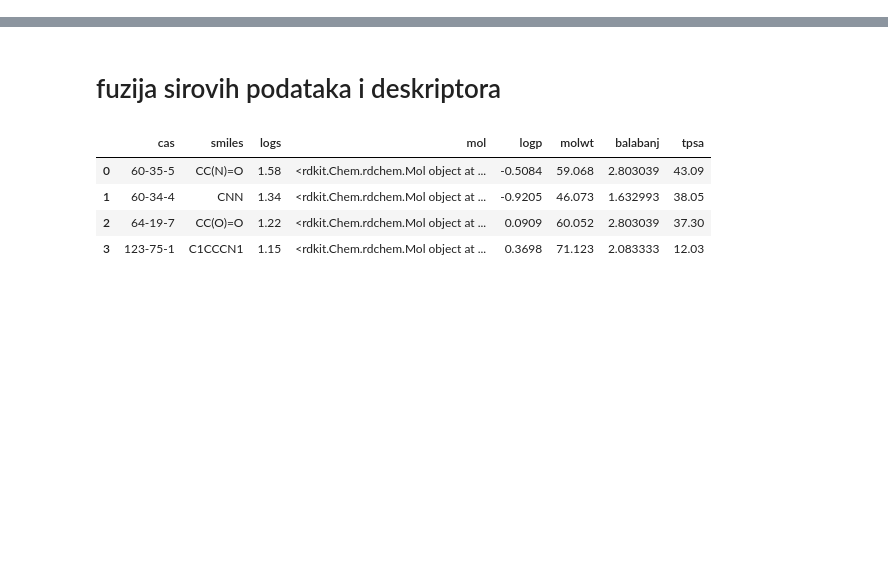
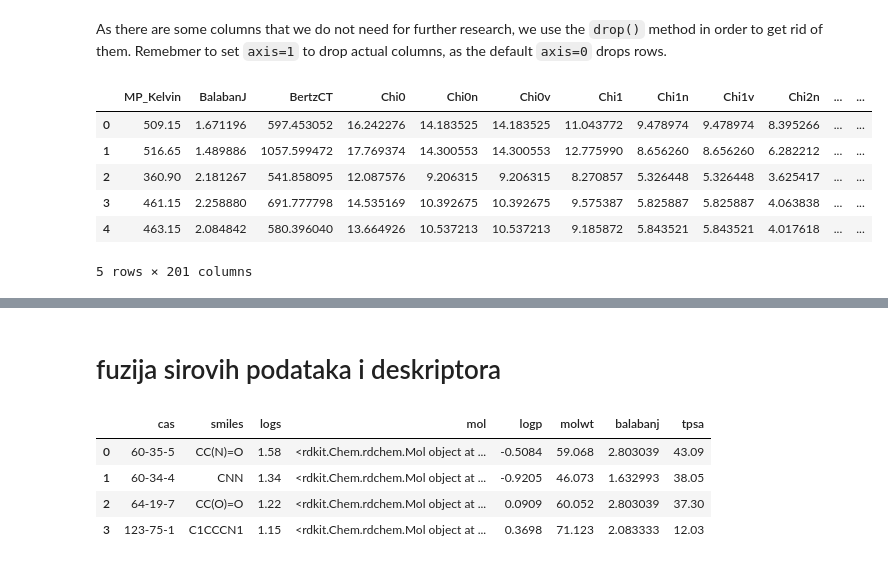
Before and after one commit to CrazyHooch1/modeliranje-tutorial, a Jupyter notebook: Tutorial 2/fs_tut.ipynb, the cells around one changed output, grey strips where cells are left out. Drawn from its saved outputs; the diff is of its cells as text; code cells hidden in the pictures; blank space fills up the shorter version.

```diff
--- a/Tutorial 2/fs_tut.ipynb
+++ b/Tutorial 2/fs_tut.ipynb
@@ -11,0 +31,2 @@ df=pd.read_csv('data/mp_data_desc.csv')
+# %% [markdown]
+As there are some columns that we do not need for further research, we use the `drop()` method in order to get rid of them. Remebmer to set `axis=1` to drop actual columns, as the default `axis=0` drops rows.
@@ -11,0 +35,10 @@ df=pd.read_csv('data/mp_data_desc.csv')
+# %%
+dataset_clean.head()
+# %% [output]
+|  | MP_Kelvin | BalabanJ | BertzCT | Chi0 | Chi0n | Chi0v | Chi1 | Chi1n | Chi1v | Chi2n | ... | ... |
+| 0 | 509.15 | 1.671196 | 597.453052 | 16.242276 | 14.183525 | 14.183525 | 11.043772 | 9.478974 | 9.478974 | 8.395266 | ... | ... |
+| 1 | 516.65 | 1.489886 | 1057.599472 | 17.769374 | 14.300553 | 14.300553 | 12.775990 | 8.656260 | 8.656260 | 6.282212 | ... | ... |
+| 2 | 360.90 | 2.181267 | 541.858095 | 12.087576 | 9.206315 | 9.206315 | 8.270857 | 5.326448 | 5.326448 | 3.625417 | ... | ... |
+| 3 | 461.15 | 2.258880 | 691.777798 | 14.535169 | 10.392675 | 10.392675 | 9.575387 | 5.825887 | 5.825887 | 4.063838 | ... | ... |
+| 4 | 463.15 | 2.084842 | 580.396040 | 13.664926 | 10.537213 | 10.537213 | 9.185872 | 5.843521 | 5.843521 | 4.017618 | ... | ... |
+5 rows × 201 columns
```
Also changed, not shown: parts of 32 cells of this notebook.
